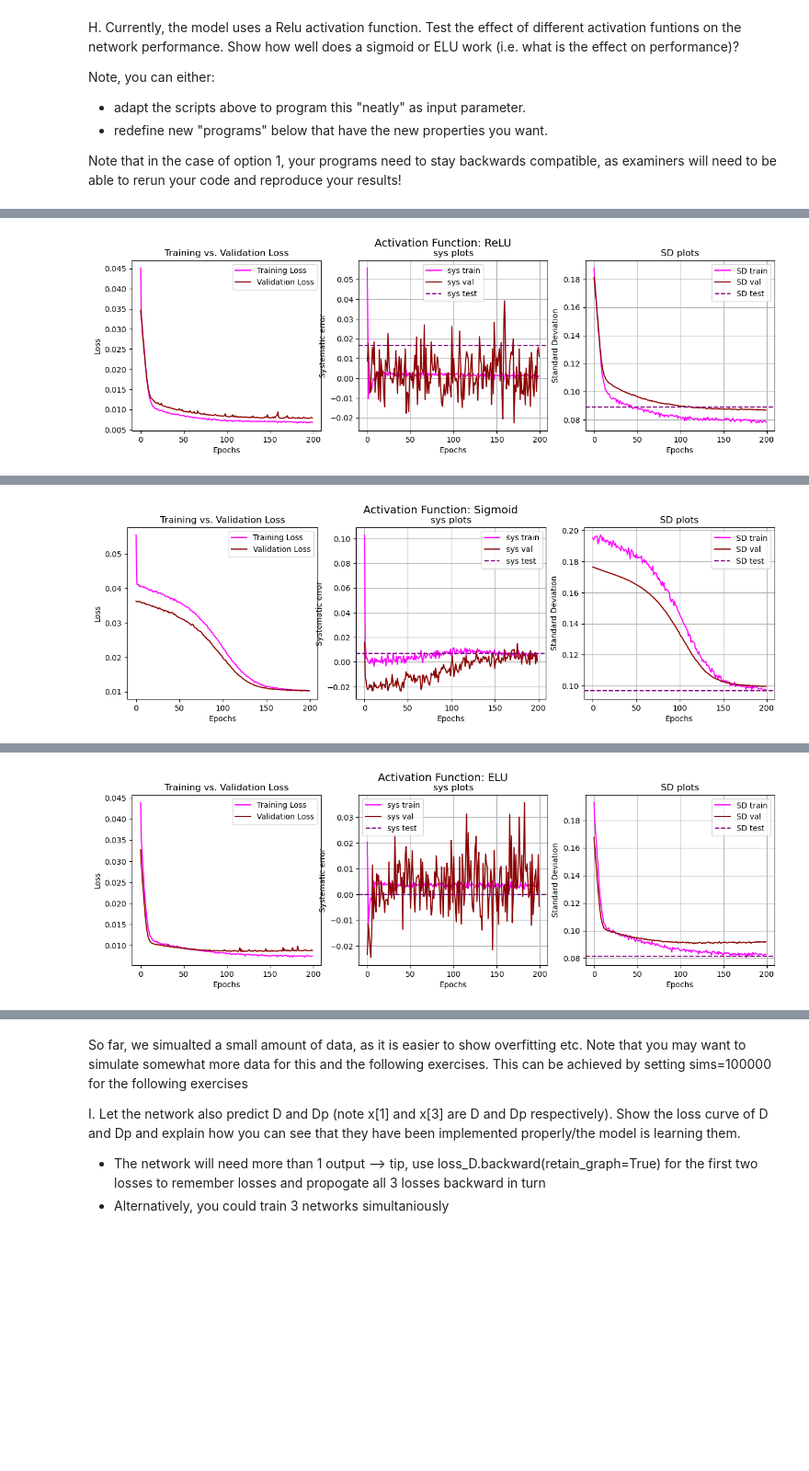
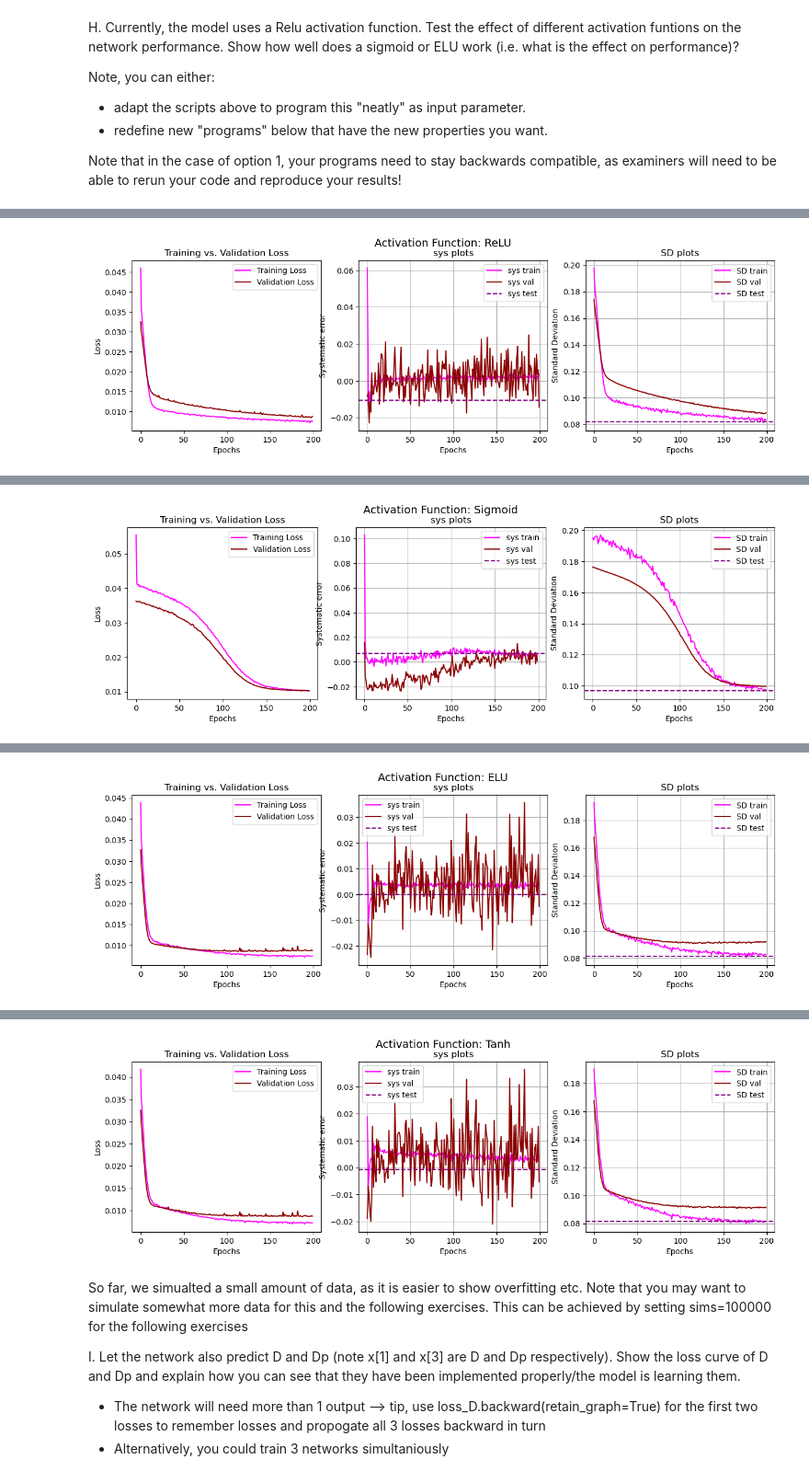
Before and after one commit to zoeazra/AI4MedicalImaging, a Jupyter notebook: Assignment 1/exercise_1.ipynb, the cells around one changed output, grey strips where cells are left out. Shown at 92% size. Saved outputs shown, nothing was run; the diff lists cells and outputs as text; code cells hidden in the pictures; blank space fills up the shorter version.

```diff
--- a/Assignment 1/exercise_1.ipynb
+++ b/Assignment 1/exercise_1.ipynb
@@ -158,6 +158,8 @@ def make_model(n_inputs=5,n_hidden=1,n_outputs=1, n_width=5, function="ReLU", cu
         model.add_module('layer_Sigmoid0', nn.Sigmoid())
     elif function == 'ELU':
         model.add_module('layer_ELU0', nn.ELU())
+    elif function == 'Tanh':
+        model.add_module('layer_Tanh0', nn.Tanh())
 
         # fill out the model with hidden layers.
     for i in range(1, n_hidden):
@@ -170,6 +172,8 @@ def make_model(n_inputs=5,n_hidden=1,n_outputs=1, n_width=5, function="ReLU", cu
             model.add_module('layer_Sigmoid'+str(i), nn.Sigmoid())
         elif function == 'ELU':
             model.add_module('layer_ELU'+str(i), nn.ELU())
+        elif function == 'Tanh':
+            model.add_module('layer_Tanh'+str(i), nn.Tanh())
     #and a final output layer
     model.add_module('last_layer',nn.Linear(n_width, n_outputs))
     #scale output
@@ -888,5 +894,5 @@ The analysis of different activation functions—ReLU, Sigmoid, and ELU—shows
 # %%
-activation_functions = ['ReLU', 'Sigmoid', 'ELU']
+activation_functions = ['ReLU', 'Sigmoid', 'ELU', 'Tanh']
 results = {}
 
 for function in activation_functions:
@@ -919,37 +925,34 @@ for function in activation_functions:
     # Plot training vs. validation loss
     axes[0].plot(range(len(train_losses)), train_losses, label="Training Loss", color="magenta")
     axes[0].plot(range(len(val_losses)), val_losses, label="Validation Loss", color="darkred")
     axes[0].set_xlabel("Epochs")
     axes[0].set_ylabel("Loss")
     axes[0].set_title("Training vs. Validation Loss")
     axes[0].legend()
 
-
-
-
     # Plot the results
     axes[1].plot(range(len(train_losses)), sys_train, color="magenta", label="sys train")
     axes[1].plot(range(len(val_losses)), sys_val, color="darkred", label="sys val")
     axes[1].axhline(sys_test, color="purple", label="sys test", linestyle = "--")
     axes[1].set_xlabel("Epochs")
     axes[1].set_ylabel("Systematic error")
     axes[1].set_title("sys plots")
     axes[1].legend()
     axes[1].grid(True)
 
     axes[2].plot(range(len(train_losses)), SD_train, color="magenta", label="SD train")
     axes[2].plot(range(len(val_losses)), SD_val, color="darkred", label="SD val")
     axes[2].axhline(SD_test, color="purple", label="SD test", linestyle = "--")
     axes[2].set_xlabel("Epochs")
     axes[2].set_ylabel("Standard Deviation")
     axes[2].set_title("SD plots")
     axes[2].legend()
     axes[2].grid(True)
     fig.suptitle(f"Activation Function: {function}", fontsize=14)
     plt.show()
 # %% [output]
 [interactive output not drawn]
-[figure, old version]
+[figure, new version]
 [interactive output not drawn]
 [figure]
 [interactive output not drawn]
@@ -957,3 +961,4 @@ for function in activation_functions:
+[figure, added]
 # %% [markdown]
 So far, we simualted a small amount of data, as it is easier to show overfitting etc. Note that you may want to simulate somewhat more data for this and the following exercises. This can be achieved by setting sims=100000 for the following exercises
 
```
Also changed, not shown: parts of 10 cells of this notebook.
